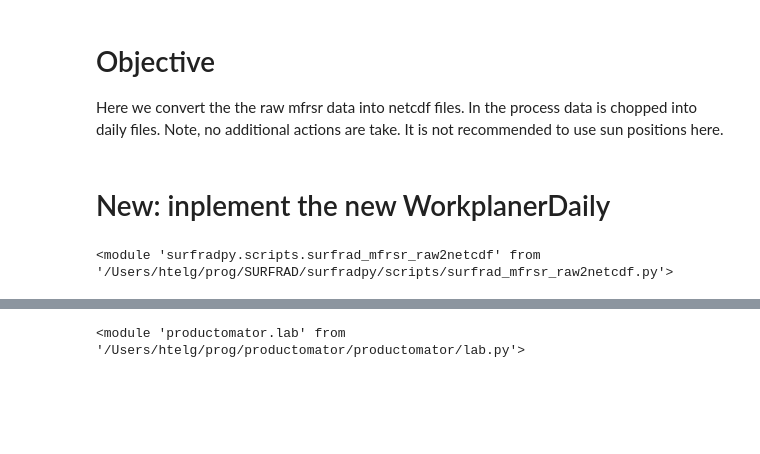
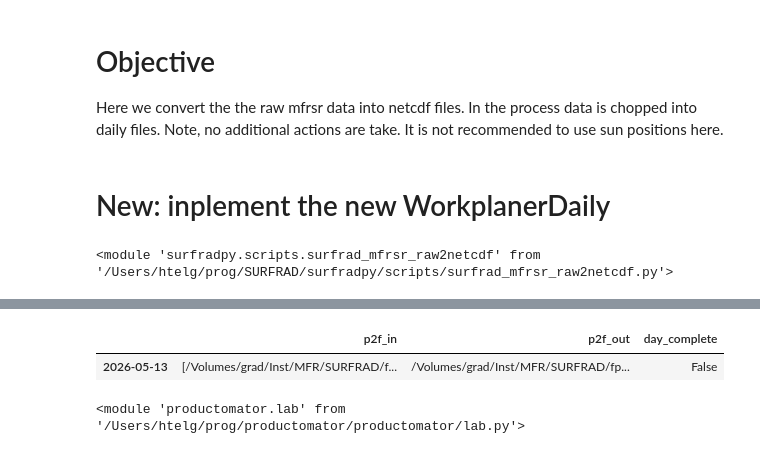
Before and after one commit to hagne/SURFRAD, a Jupyter notebook: notebooks/production/surfrad/mfrsr/raw2netcdf.ipynb, the cells around one changed output, grey strips where cells are left out. Cells and saved outputs as stored; diff of their text form; code cells hidden in the pictures; blank space fills up the shorter version.

```diff
--- a/notebooks/production/surfrad/mfrsr/raw2netcdf.ipynb
+++ b/notebooks/production/surfrad/mfrsr/raw2netcdf.ipynb
@@ -18,5 +18,5 @@ reload(srfscpt)
 # %% [output]
 <module 'surfradpy.scripts.surfrad_mfrsr_raw2netcdf' from '/Users/htelg/prog/SURFRAD/surfradpy/scripts/surfrad_mfrsr_raw2netcdf.py'>
 # %%
-srfscpt.run(prefix='/Volumes/grad/', log_folder='/Users/htelg/.processlogs/', test = True)
+out = srfscpt.run(prefix='/Volumes/', log_folder='/Users/htelg/.processlogs/', verbose = False)
 # %% [output]
@@ -50,3 +40,8 @@ total processing time: 0.0015542697222222222 hours
+# %%
+out['product_instance'].workplan
+# %% [output]
+|  | p2f_in | p2f_out | day_complete |
+| 2026-05-13 | [/Volumes/grad/Inst/MFR/SURFRAD/f... | /Volumes/grad/Inst/MFR/SURFRAD/fp... | False |
 # %%
 reload(srfr2nc)
 reload(srfr2nc.prowo)
```
Also changed, not shown: parts of 35 cells of this notebook, 18 other files.
